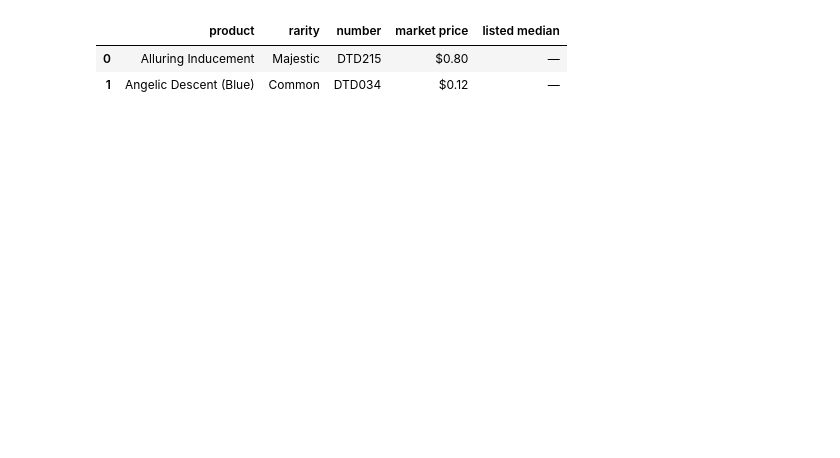
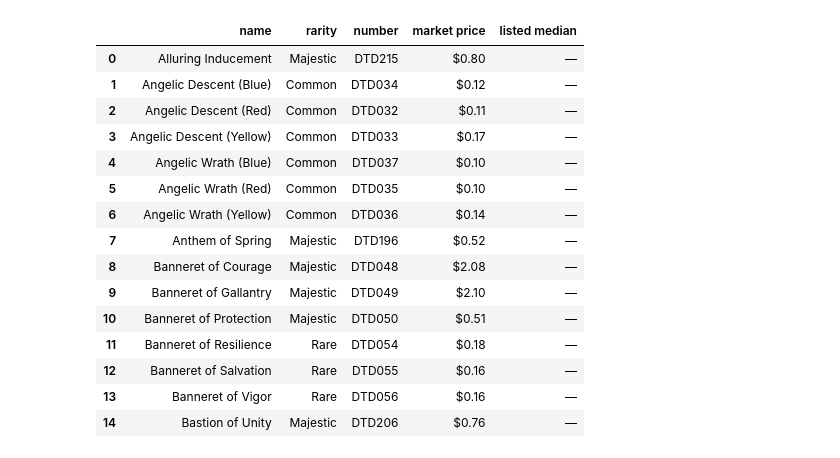
Before and after one commit to NMason1990/Data-Analysis-2-Capstone-Project, a Jupyter notebook: Merged_Data_Notebook.ipynb, the cells around one changed output. Saved outputs shown, nothing was run; the diff lists cells and outputs as text; code cells hidden in the pictures; blank space fills up the shorter version.

Commit message:
Worked for 5 hours cleaning data and visualizing,

```diff
--- a/Merged_Data_Notebook.ipynb
+++ b/Merged_Data_Notebook.ipynb
@@ -3,8 +6,22 @@ import pandas as pd
 # %%
 scraped_data = pd.read_csv('fab_scraped_data.csv')
 
-scraped_data.head(2)
+scraped_data.rename(columns={'rarity':'rarity', 'product':'name'}, inplace = True)
+scraped_data.head(15)
 # %% [output]
-|  | product | rarity | number | market price | listed median |
+|  | name | rarity | number | market price | listed median |
 | 0 | Alluring Inducement | Majestic | DTD215 | $0.80 | — |
 | 1 | Angelic Descent (Blue) | Common | DTD034 | $0.12 | — |
+| 2 | Angelic Descent (Red) | Common | DTD032 | $0.11 | — |
+| 3 | Angelic Descent (Yellow) | Common | DTD033 | $0.17 | — |
+| 4 | Angelic Wrath (Blue) | Common | DTD037 | $0.10 | — |
+| 5 | Angelic Wrath (Red) | Common | DTD035 | $0.10 | — |
+| 6 | Angelic Wrath (Yellow) | Common | DTD036 | $0.14 | — |
+| 7 | Anthem of Spring | Majestic | DTD196 | $0.52 | — |
+| 8 | Banneret of Courage | Majestic | DTD048 | $2.08 | — |
+| 9 | Banneret of Gallantry | Majestic | DTD049 | $2.10 | — |
+| 10 | Banneret of Protection | Majestic | DTD050 | $0.51 | — |
+| 11 | Banneret of Resilience | Rare | DTD054 | $0.18 | — |
+| 12 | Banneret of Salvation | Rare | DTD055 | $0.16 | — |
+| 13 | Banneret of Vigor | Rare | DTD056 | $0.16 | — |
+| 14 | Bastion of Unity | Majestic | DTD206 | $0.76 | — |
```
Also changed, not shown: parts of 11 cells of this notebook, 3 other files.
